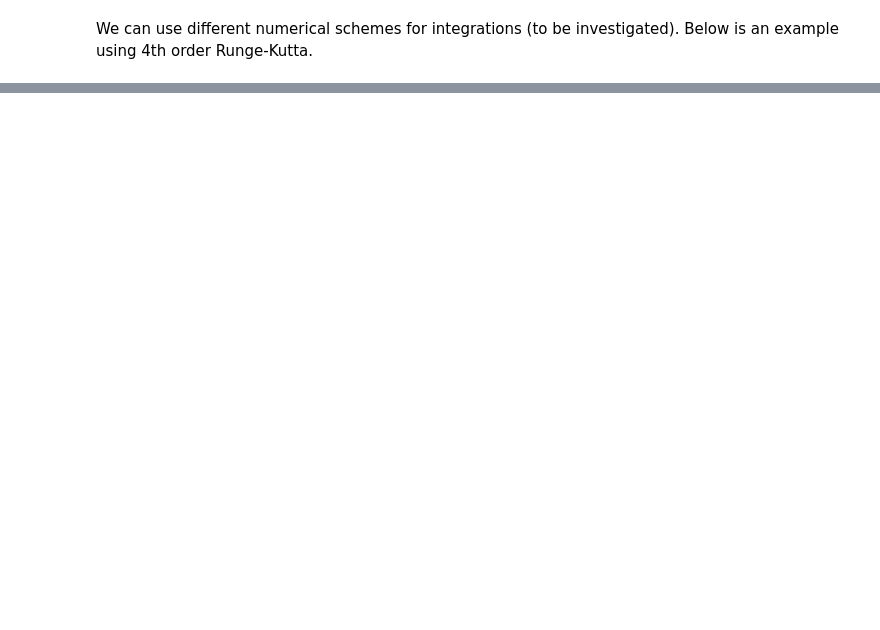
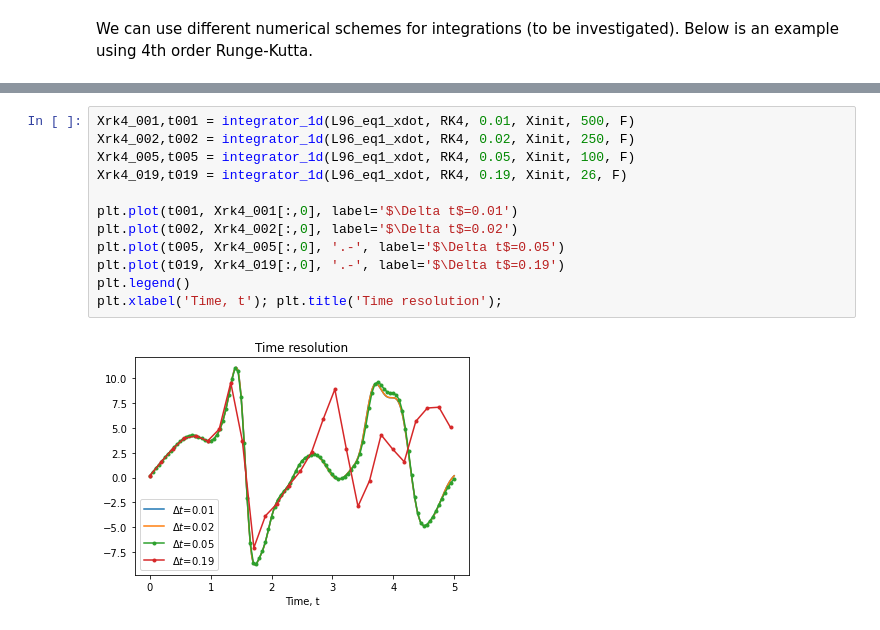
Before and after one commit to m2lines/L96_demo, a Jupyter notebook: L96-description.ipynb, the cells around one changed output, grey strips where cells are left out. Saved outputs shown, nothing was run; the diff lists cells and outputs as text; blank space fills up the shorter version.

```diff
--- a/L96-description.ipynb
+++ b/L96-description.ipynb
@@ -70,0 +113,14 @@ plt.subplot(224); plt.plot(t, (X**2).sum(axis=-1)); plt.xlabel('t'); plt.title('
+# %%
+Xrk4_001,t001 = integrator_1d(L96_eq1_xdot, RK4, 0.01, Xinit, 500, F)
+Xrk4_002,t002 = integrator_1d(L96_eq1_xdot, RK4, 0.02, Xinit, 250, F)
+Xrk4_005,t005 = integrator_1d(L96_eq1_xdot, RK4, 0.05, Xinit, 100, F)
+Xrk4_019,t019 = integrator_1d(L96_eq1_xdot, RK4, 0.19, Xinit, 26, F)
+
+plt.plot(t001, Xrk4_001[:,0], label='$\Delta t$=0.01')
+plt.plot(t002, Xrk4_002[:,0], label='$\Delta t$=0.02')
+plt.plot(t005, Xrk4_005[:,0], '.-', label='$\Delta t$=0.05')
+plt.plot(t019, Xrk4_019[:,0], '.-', label='$\Delta t$=0.19')
+plt.legend()
+plt.xlabel('Time, t'); plt.title('Time resolution');
+# %% [output]
+[figure, added]
```
Also changed, not shown: parts of 10 cells of this notebook, 1 other file.
